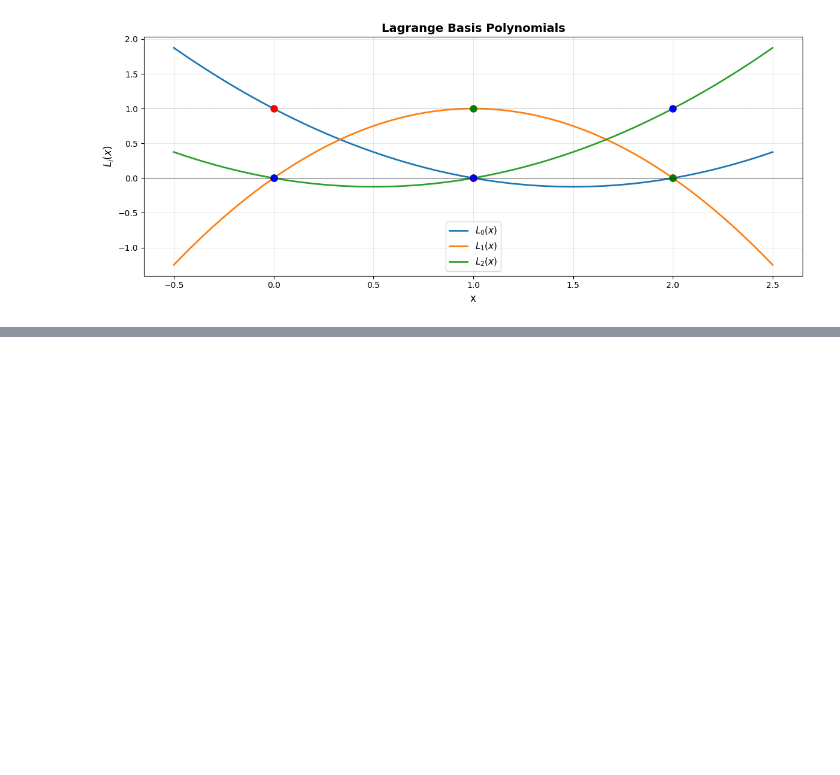
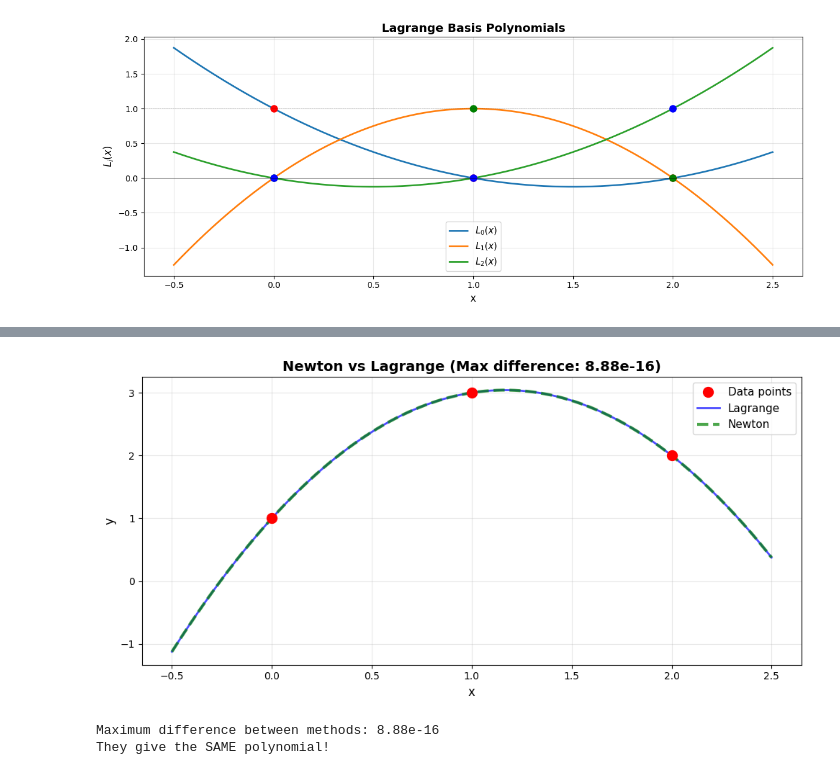
Before and after one commit to RashmiKhadka-pixel/MATH32800, a Jupyter notebook: polynomial_interpolation.ipynb, the cells around one changed output, grey strips where cells are left out. Cells and saved outputs as stored; diff of their text form; code cells hidden in the pictures; blank space fills up the shorter version.

```diff
--- a/polynomial_interpolation.ipynb
+++ b/polynomial_interpolation.ipynb
@@ -60,0 +160,45 @@ np.zeros_like(empty_list)
+# %%
+# Function to Plot Newton's Polynomial
+def newton_interpolation(x_data, y_data, x):
+    """
+    Compute Newton interpolating polynomial.
+    """
+    F = divided_differences(x_data, y_data)
+    n = len(x_data)
+    P = np.zeros_like(x, dtype=float)
+
+    for i in range(n):
+        # Build the i-th term: F[0,i] * (x-x_0)*(x-x_1)*...*(x-x_{i-1})
+        term = F[0, i] * np.ones_like(x, dtype=float)
+        for j in range(i):
+            term *= (x - x_data[j])
+        P += term
+
+    return P
+
+# Compare Newton vs Lagrange
+x_test = np.linspace(-0.5, 2.5, 300)
+P_lagrange = lagrange_interpolation(x_data, y_data, x_test)
+P_newton = newton_interpolation(x_data, y_data, x_test)
+
+# Check if they're the same
+max_diff = np.max(np.abs(P_lagrange - P_newton))
+
+plt.figure(figsize=(10, 5))
+plt.plot(x_data, y_data, 'ro', markersize=10, label='Data points', zorder=3)
+plt.plot(x_test, P_lagrange, 'b-', linewidth=2, label='Lagrange', alpha=0.7)
+plt.plot(x_test, P_newton, 'g--', linewidth=3, label='Newton', alpha=0.7)
+plt.xlabel('x', fontsize=12)
+plt.ylabel('y', fontsize=12)
+plt.title(f'Newton vs Lagrange (Max difference: {max_diff:.2e})', fontsize=14, fontweight='bold')
+plt.grid(True, alpha=0.3)
+plt.legend(fontsize=11)
+plt.tight_layout()
+plt.show()
+
+print(f"Maximum difference between methods: {max_diff:.2e}")
+print("They give the SAME polynomial!")
+# %% [output]
+[figure, added]
+Maximum difference between methods: 8.88e-16
+They give the SAME polynomial!
```
Also changed, not shown: parts of 10 cells of this notebook.
